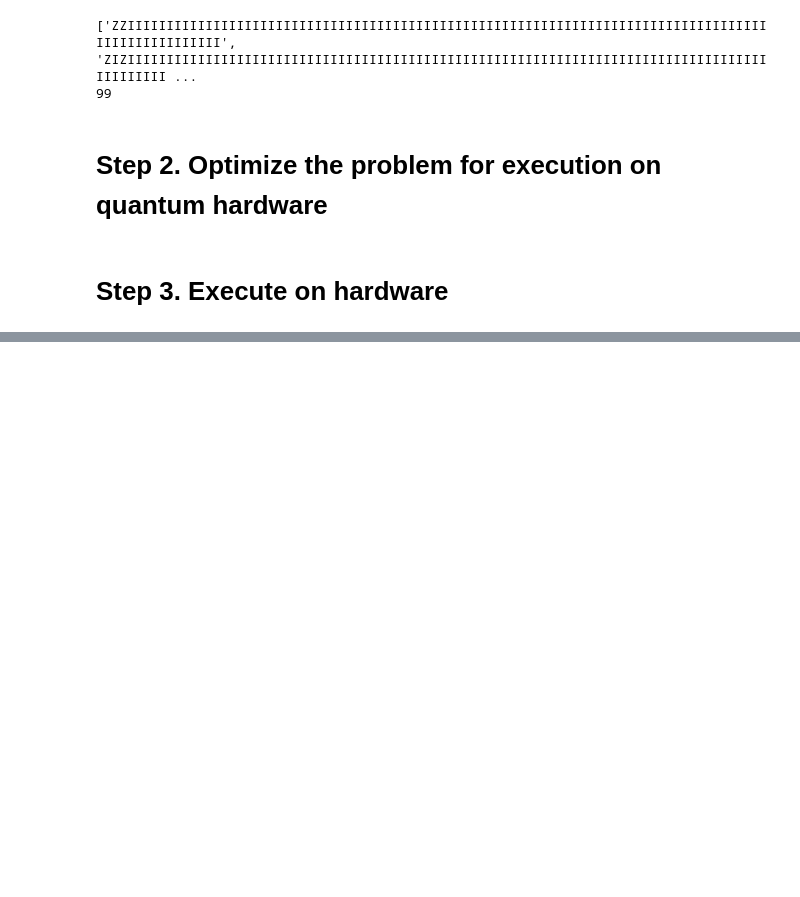
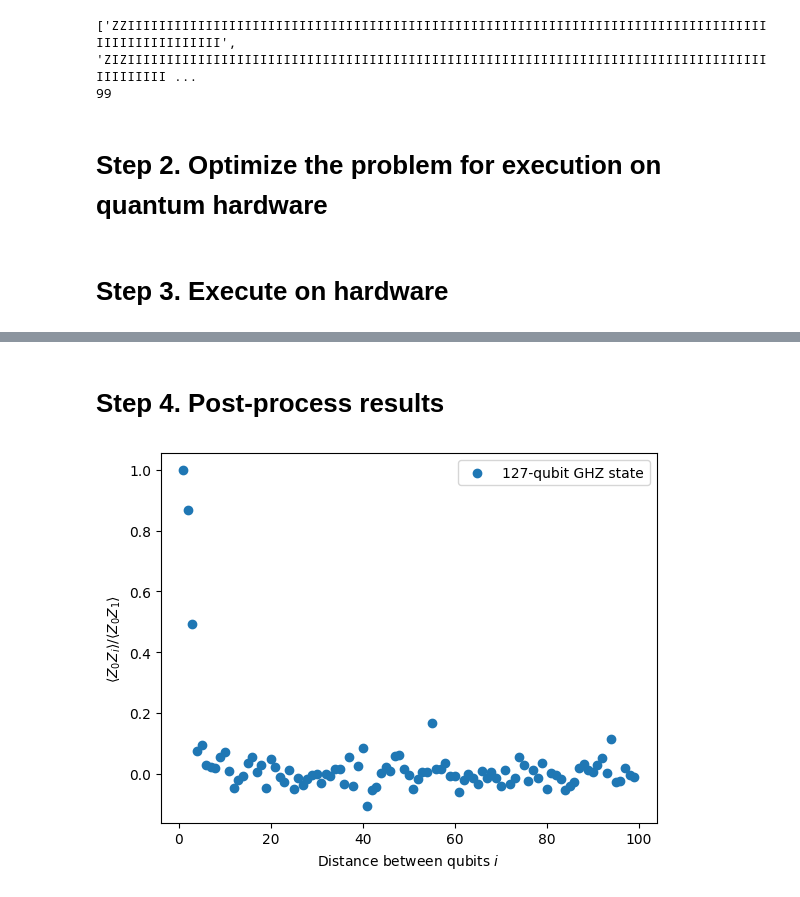
Before and after one commit to Alex-Delbrey/coding-with-qiskit, a Jupyter notebook: episode-3-ghz-state.ipynb, the cells around one changed output, grey strips where cells are left out. Drawn from its saved outputs; the diff is of its cells as text; code cells hidden in the pictures; blank space fills up the shorter version.

Commit message:
plotting result

```diff
--- a/episode-3-ghz-state.ipynb
+++ b/episode-3-ghz-state.ipynb
@@ -72,0 +75,22 @@ print(job_id)
+# %% [markdown]
+# Step 4. Post-process results
+# %%
+import matplotlib.pyplot as plt
+import numpy as np
+from qiskit_ibm_runtime import QiskitRuntimeService
+
+# data
+data = list(range(1, len(operators)+1)) # Distance between the Z operators
+result = job.result()[0] # Use for EstimatorV2.
+values = result.data.evs # Expectation value at each Z operator. Use for Estimator V2.
+# values = job.result().values # Use for EstimatorV1
+values = [v / values[0] for v in values] # Normalize the expectation values to evaluate how they decay with distance.
+
+# plotting graph
+plt.scatter(data, values, marker='o', label='127-qubit GHZ state')
+plt.xlabel('Distance between qubits $i$')
+plt.ylabel(r'$\langle Z_0 Z_i \rangle / \langle Z_0 Z_1 \rangle $')
+plt.legend()
+plt.show()
+# %% [output]
+[figure, added]
```
Also changed, not shown: parts of 1 cell of this notebook.
